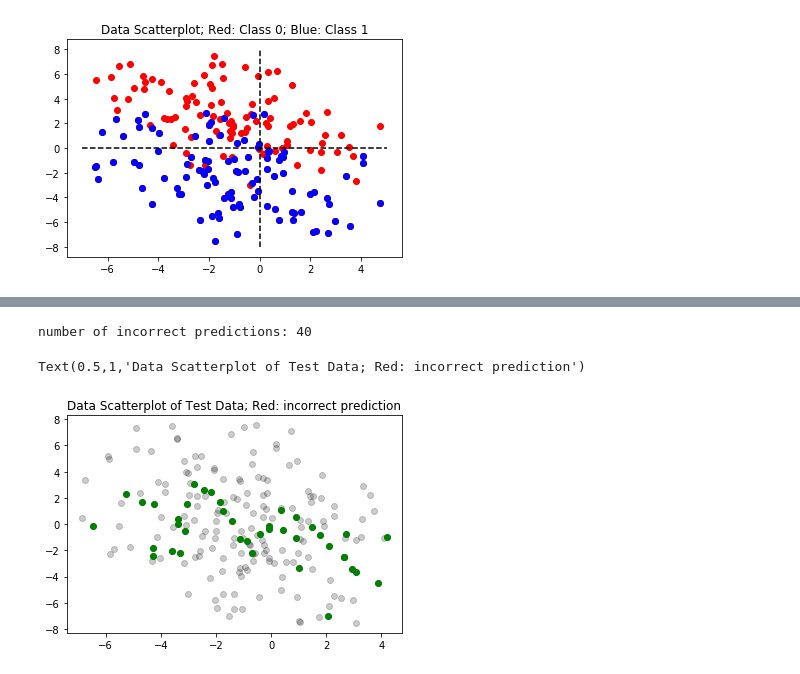
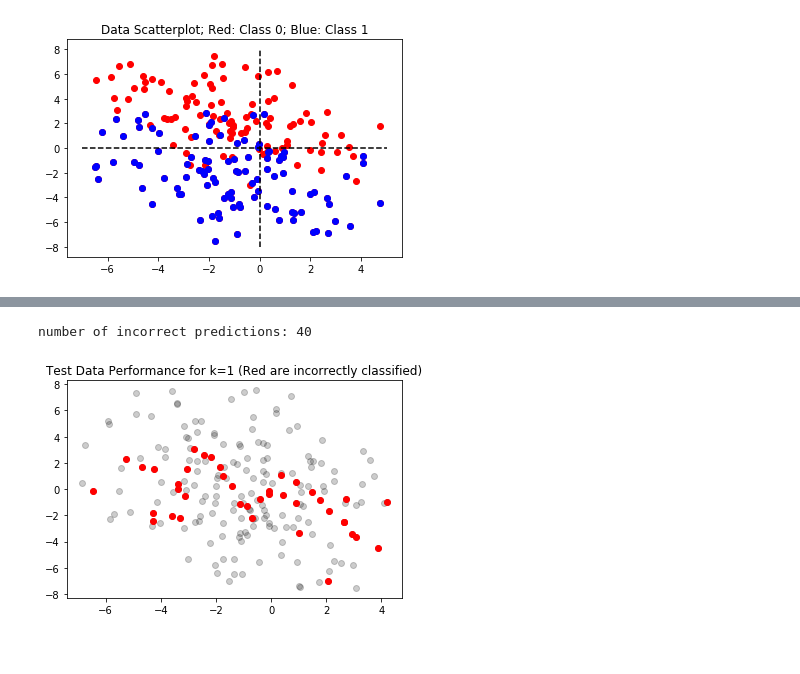
Before and after one commit to redheadjune/207_Applied_ML, a Jupyter notebook: Iris Nearest Neighbors.ipynb, the cells around one changed output, grey strips where cells are left out. Drawn from its saved outputs; the diff is of its cells as text; code cells hidden in the pictures.

```diff
--- a/Iris Nearest Neighbors.ipynb
+++ b/Iris Nearest Neighbors.ipynb
@@ -222,36 +236,6 @@ Text(0.5,1,'Data Scatterplot of Test Data; Red: incorrect prediction')
-# %%
-"""
-Same thing as above - but the metric has been updated to cosine similarity.
-"""
-np.random.seed(5) # so things are 'random'
-
-test_data = make_data([100, 100])
-test_X = test_data['group']
-test_true_labels = test_data['group_labels']
-
-def cosine_sim(x1, x2):
-    mag_x1 = sum(i**2 for i in x1)**0.5
-    mag_x2 = sum(i**2 for i in x2)**0.5
-    dot = sum(i * j for (i, j) in zip(x1, x2))
-    return 1 - dot / float(mag_x1 * mag_x2)
-
-# try out some different k here
-model = KNeighborsClassifier(
-    n_neighbors=1,
-    metric=cosine_sim
-)
-model.fit(train_X, train_labels)
-test_predicted_labels = model.predict(test_X)
-
-wrong_prediction = (test_predicted_labels != test_true_labels)
-
-print('number of incorrect predictions:', np.sum(wrong_prediction))
-
-plt.plot(test_X[:, 0], test_X[:, 1], 'ko', alpha=0.2)
-plt.plot(test_X[np.where(wrong_prediction), 0][0],
-         test_X[np.where(wrong_prediction), 1][0], 'go')
-plt.title("Data Scatterplot of Test Data; Red: incorrect prediction")
-# %% [output]
-number of incorrect predictions: 40
-Text(0.5,1,'Data Scatterplot of Test Data; Red: incorrect prediction')
-[figure, removed]
+# %%
+# TODO Why doesn't cosine similarity perform as well? What k does it perform best with?
+run_KNN_example(1, cosine_sim)
+# %% [output]
+number of incorrect predictions: 40
+[figure, added]
```
Also changed, not shown: parts of 11 cells of this notebook.
